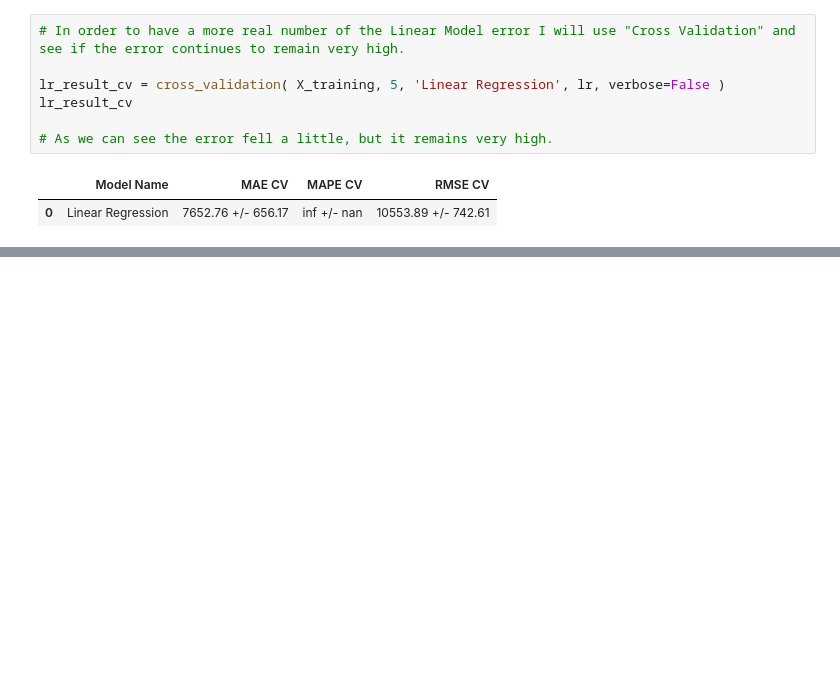
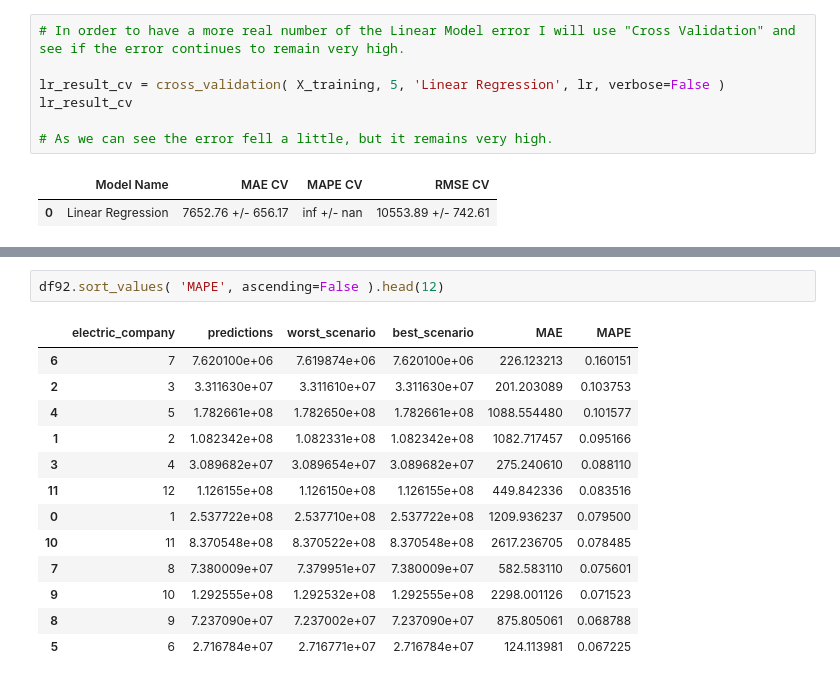
Before and after one commit to tranchienthang30/BTL_DataScience, a Jupyter notebook: Energy_Consumption.ipynb, the cells around one changed output, grey strips where cells are left out. Drawn from its saved outputs; the diff is of its cells as text; blank space fills up the shorter version.

```diff
--- a/Energy_Consumption.ipynb
+++ b/Energy_Consumption.ipynb
@@ -1190,0 +1365,16 @@ lr_result_cv
+# %%
+df92.sort_values( 'MAPE', ascending=False ).head(12)
+# %% [output]
+|  | electric_company | predictions | worst_scenario | best_scenario | MAE | MAPE |
+| 6 | 7 | 7.620100e+06 | 7.619874e+06 | 7.620100e+06 | 226.123213 | 0.160151 |
+| 2 | 3 | 3.311630e+07 | 3.311610e+07 | 3.311630e+07 | 201.203089 | 0.103753 |
+| 4 | 5 | 1.782661e+08 | 1.782650e+08 | 1.782661e+08 | 1088.554480 | 0.101577 |
+| 1 | 2 | 1.082342e+08 | 1.082331e+08 | 1.082342e+08 | 1082.717457 | 0.095166 |
+| 3 | 4 | 3.089682e+07 | 3.089654e+07 | 3.089682e+07 | 275.240610 | 0.088110 |
+| 11 | 12 | 1.126155e+08 | 1.126150e+08 | 1.126155e+08 | 449.842336 | 0.083516 |
+| 0 | 1 | 2.537722e+08 | 2.537710e+08 | 2.537722e+08 | 1209.936237 | 0.079500 |
+| 10 | 11 | 8.370548e+08 | 8.370522e+08 | 8.370548e+08 | 2617.236705 | 0.078485 |
+| 7 | 8 | 7.380009e+07 | 7.379951e+07 | 7.380009e+07 | 582.583110 | 0.075601 |
+| 9 | 10 | 1.292555e+08 | 1.292532e+08 | 1.292555e+08 | 2298.001126 | 0.071523 |
+| 8 | 9 | 7.237090e+07 | 7.237002e+07 | 7.237090e+07 | 875.805061 | 0.068788 |
+| 5 | 6 | 2.716784e+07 | 2.716771e+07 | 2.716784e+07 | 124.113981 | 0.067225 |
```
Also changed, not shown: parts of 16 cells of this notebook.
